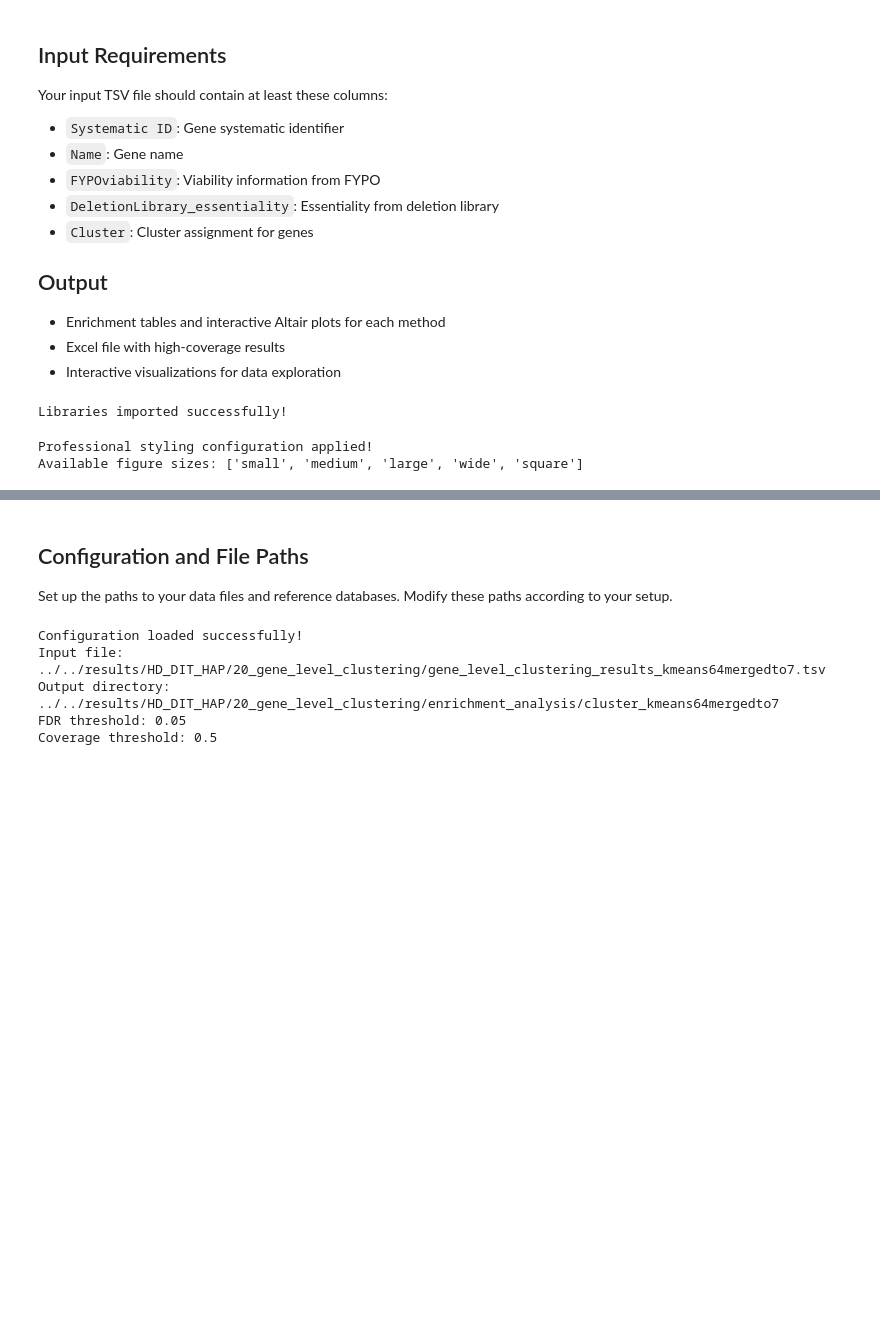
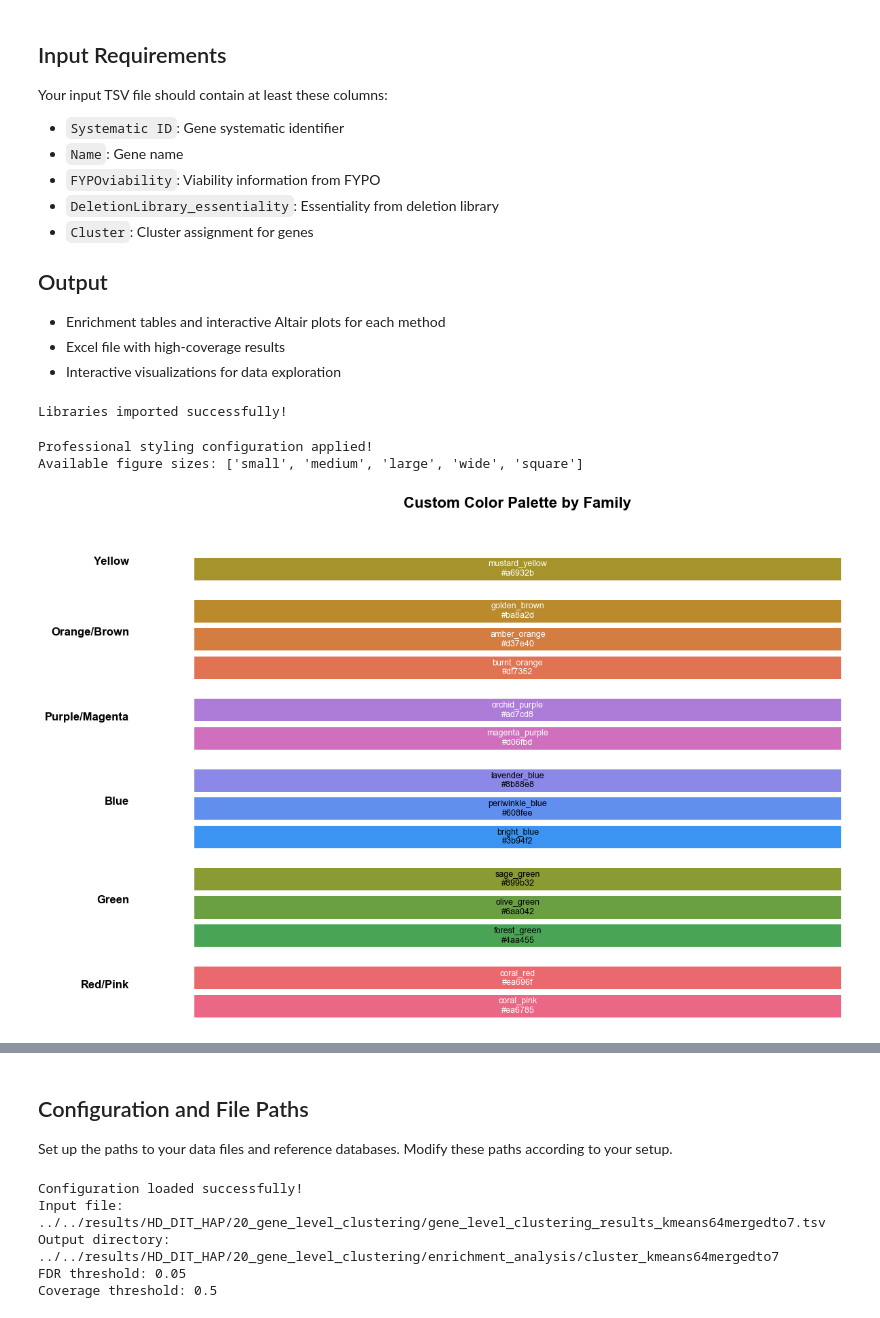
Before and after one commit to DIT-HAP/DIT_HAP_pipeline, a Jupyter notebook: workflow/notebooks/comprehensive_enrichment_analysis.ipynb, the cells around one changed output, grey strips where cells are left out. Cells and saved outputs as stored; diff of their text form; code cells hidden in the pictures; blank space fills up the shorter version.

```diff
--- a/workflow/notebooks/comprehensive_enrichment_analysis.ipynb
+++ b/workflow/notebooks/comprehensive_enrichment_analysis.ipynb
@@ -147,3 +150,91 @@ print("Available figure sizes:", list(FIGURE_SIZES.keys()))
 # %% [output]
 Professional styling configuration applied!
 Available figure sizes: ['small', 'medium', 'large', 'wide', 'square']
+# %%
+# Custom Color Palette - Organized by families
+COLORS = {
+    'coral_pink': '#ea6785',
+    'forest_green': '#4aa455',
+    'bright_blue': '#3b94f2',
+    'magenta_purple': '#d06fbd',
+    'golden_brown': '#ba8a2d',
+    'coral_red': '#ea696f',
+    'olive_green': '#6aa042',
+    'periwinkle_blue': '#608fee',
+    'burnt_orange': '#df7352',
+    'sage_green': '#899b32',
+    'lavender_blue': '#8b88e8',
+    'amber_orange': '#d37e40',
+    'mustard_yellow': '#a6932b',
+    'orchid_purple': '#ad7cd8'
+}
+
+# Recommended color combinations
+PRIMARY_TRIO = [COLORS['coral_red'], COLORS['olive_green'], COLORS['periwinkle_blue']]
+FOUR_CATEGORY = PRIMARY_TRIO + [COLORS['orchid_purple']]
+SIX_CATEGORY = FOUR_CATEGORY + [COLORS['magenta_purple'], COLORS['golden_brown']]
+
+# Set as default matplotlib color cycle
+plt.rcParams['axes.prop_cycle'] = cycler(color=PRIMARY_TRIO)
+
+# Display color palette
+fig, ax = plt.subplots(1, 1, figsize=(12, 8))
+families = {
+    'Red/Pink': ['coral_pink', 'coral_red'],
+    'Green': ['forest_green', 'olive_green', 'sage_green'],
+    'Blue': ['bright_blue', 'periwinkle_blue', 'lavender_blue'],
+    'Purple/Magenta': ['magenta_purple', 'orchid_purple'],
+    'Orange/Brown': ['burnt_orange', 'amber_orange', 'golden_brown'],
+    'Yellow': ['mustard_yellow']
+}
+
+y_pos = 0
+for family_name, color_names in families.items():
+    for i, color_name in enumerate(color_names):
+        ax.barh(y_pos, 1, color=COLORS[color_name], height=0.8)
+        ax.text(0.5, y_pos, f'{color_name}\n{COLORS[color_name]}',
+               ha='center', va='center', fontsize=9,
+               color='white' if color_name in ['coral_pink', 'coral_red', 'magenta_purple', 'orchid_purple', 'burnt_orange', 'amber_orange', 'golden_brown', 'mustard_yellow'] else 'black')
+        y_pos += 1
+    y_pos += 0.5  # Add space between families
+
+    # Add family label
+    ax.text(-0.1, y_pos - len(color_names)/2 - 0.75, family_name,
+           ha='right', va='center', fontsize=12, weight='bold')
+
+ax.set_xlim(0, 1)
+ax.set_ylim(-0.5, y_pos)
+ax.set_title('Custom Color Palette by Family', fontsize=16, weight='bold', pad=20)
+ax.axis('off')
+plt.tight_layout()
+plt.show()
+
+print("Color palette loaded successfully!")
+print(f"Primary trio: {PRIMARY_TRIO}")
+print(f"Four-category palette: {FOUR_CATEGORY}")
+
+def create_gradient_colormap(base_color, name='custom_gradient'):
+    """
+    Create a gradient colormap from white to a given base color.
+
+    Args:
+        base_color: Base color (can be hex string, RGB tuple, or named color)
+        name: Name for the colormap
+
+    Returns:
+        matplotlib.colors.LinearSegmentedColormap
+    """
+    # Convert base color to RGB if needed
+    if isinstance(base_color, str):
+        base_rgb = mcolors.to_rgb(base_color)
+    else:
+        base_rgb = base_color
+
+    # Create gradient from 0.4 transparent base color to base color
+    light_base = tuple(0.9 + 0.1*c for c in base_rgb)  # 10% base color, 90% white
+    colors = [light_base, base_rgb]
+    n_bins = 10
+    cmap = mcolors.LinearSegmentedColormap.from_list(name, colors, N=n_bins)
+    return cmap
+# %% [output]
+[figure, added]
```
Also changed, not shown: parts of 17 cells of this notebook, 12 other files.
